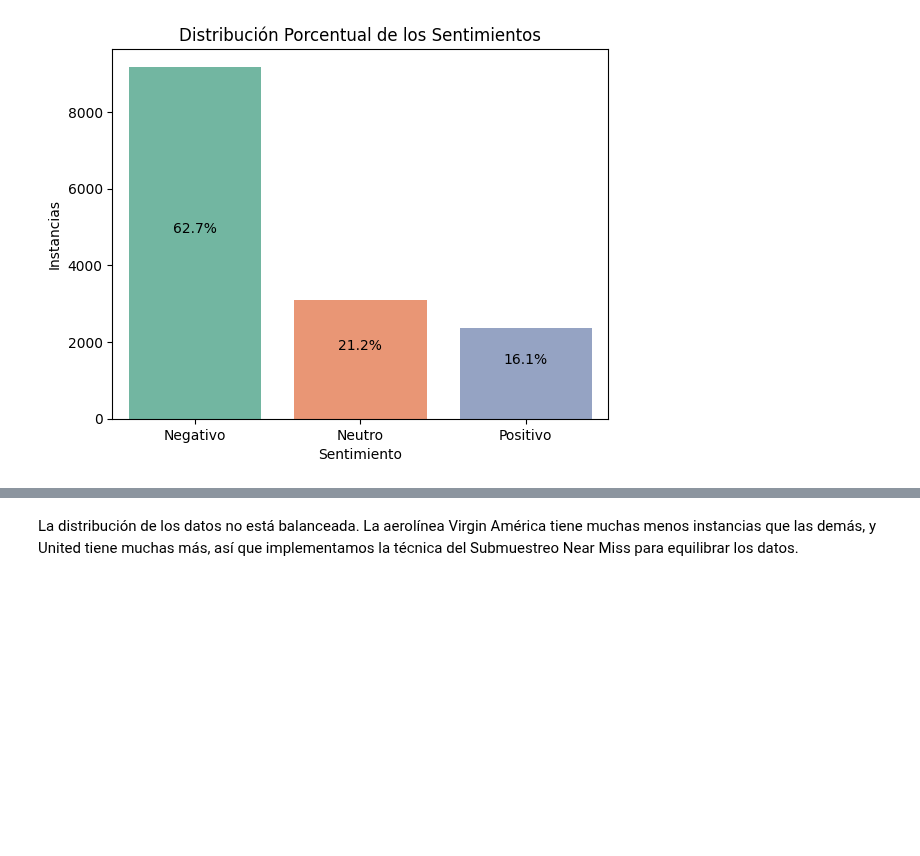
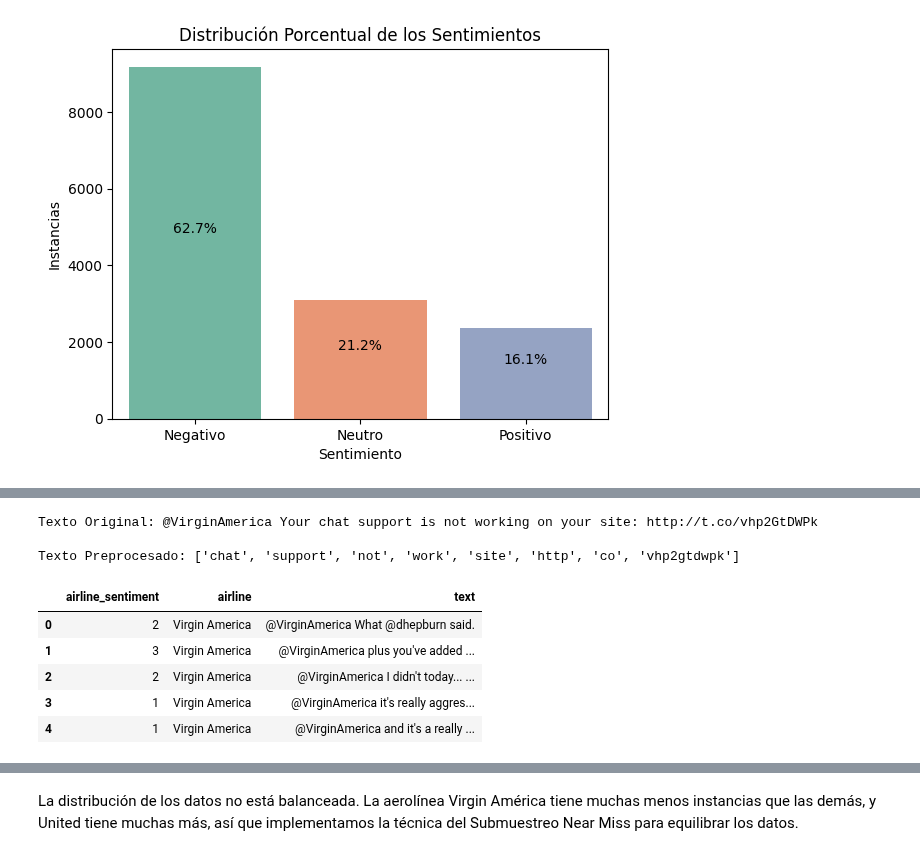
Before and after one commit to AngieJoya99/Proyecto-RN, a Jupyter notebook: Entrega1.ipynb, the cells around one changed output, grey strips where cells are left out. Saved outputs shown, nothing was run; the diff lists cells and outputs as text; code cells hidden in the pictures; blank space fills up the shorter version.

Commit message:
Preprocesamiento y tokenizacion

```diff
--- a/Entrega1.ipynb
+++ b/Entrega1.ipynb
@@ -109,0 +142,15 @@ plt.show()
+# %%
+#Los enlaces se muestran como palabras: 'http', 'co', 'vhp2gtdwpk'
+print(f"Texto Original: {dataset.text[39]}")
+print(f"\nTexto Preprocesado: {preprocesamiento(dataset.text[39])}")
+dataset.head()
+# %% [output]
+Texto Original: @VirginAmerica Your chat support is not working on your site: http://t.co/vhp2GtDWPk
+
+Texto Preprocesado: ['chat', 'support', 'not', 'work', 'site', 'http', 'co', 'vhp2gtdwpk']
+|  | airline_sentiment | airline | text |
+| 0 | 2 | Virgin America | @VirginAmerica What @dhepburn said. |
+| 1 | 3 | Virgin America | @VirginAmerica plus you've added ... |
+| 2 | 2 | Virgin America | @VirginAmerica I didn't today... ... |
+| 3 | 1 | Virgin America | @VirginAmerica it's really aggres... |
+| 4 | 1 | Virgin America | @VirginAmerica and it's a really ... |
```
Also changed, not shown: parts of 11 cells of this notebook, 1 other file.
